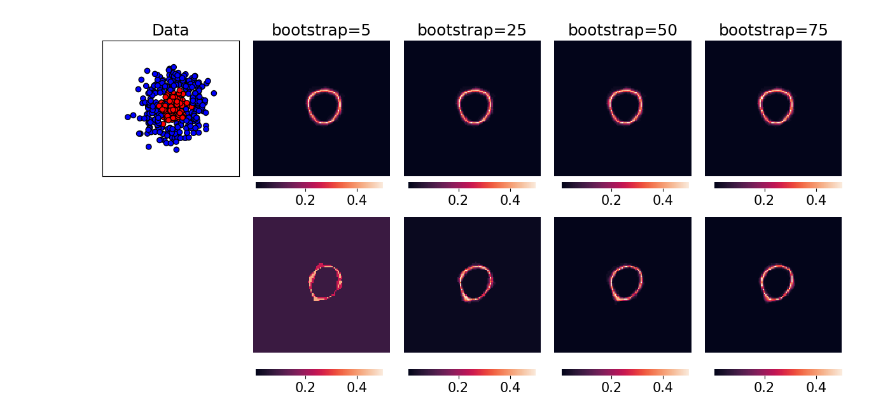
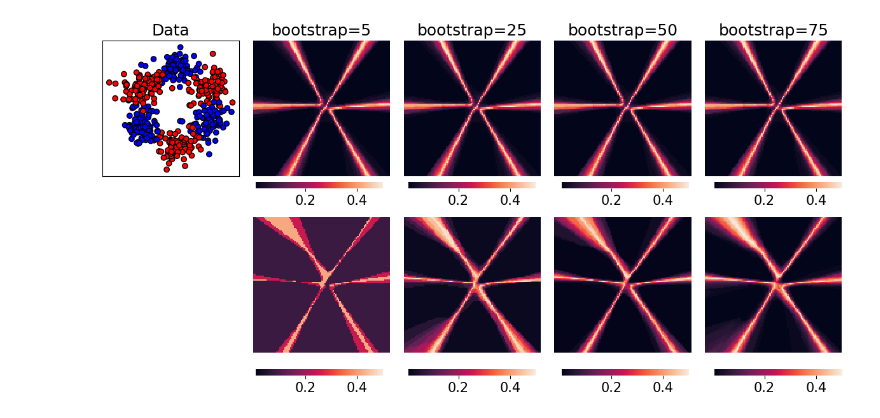
Before and after one commit to RUrlus/PointPredictionUncertainty, a Jupyter notebook: notebooks/Variance_uncertainty.ipynb, the cells around one changed output. Saved outputs shown, nothing was run; the diff lists cells and outputs as text; code cells hidden in the pictures.

```diff
--- a/notebooks/Variance_uncertainty.ipynb
+++ b/notebooks/Variance_uncertainty.ipynb
@@ -67,7 +72,7 @@ model_selected = [
 ]
 selected_models = {k: models[k] for k in model_selected if k in models}
 selected_clfs = {k: dict(zip(names, classifiers))[k] for k in model_selected if k in models}
-name_gen = "Circular"
+name_gen = "RingBlobs"
 gen = generator[name_gen]
 
 figure = draw_classifiers_BIbs(gen, 500, selected_clfs, selected_models, 75)
@@ -76,13 +81,10 @@ figure = draw_classifiers_BIbs(gen, 500, selected_clfs, selected_models, 75)
 # %%
 from ppu.viz.bregman_plot import draw_diff_class_sep
-
-name_gen = "Circular"
-gen = generator[name_gen]
 
 cl_name = "Neural Net"
 classifier = dict(zip(names, classifiers))[cl_name]
 
-seps = [0.5 * i for i in range(5)]
+seps = [5 * i for i in range(5)]
 
 figure = draw_diff_class_sep(classifier, gen, n_samples=500, seps=seps)
 # %% [output]
@@ -90,8 +92,5 @@ figure = draw_diff_class_sep(classifier, gen, n_samples=500, seps=seps)
 # %%
 from ppu.viz.bregman_plot import draw_diff_variances
-
-name_gen = "Circular"
-gen = generator[name_gen]
 
 cl_name = "Neural Net"
 classifier = dict(zip(names, classifiers))[cl_name]
@@ -104,8 +103,5 @@ figure = draw_diff_variances(classifier, gen, n_samples=1000, variances=v)
 # %%
 from ppu.viz.bregman_plot import draw_diff_bootstrap
-
-name_gen = "Circular"
-gen = generator[name_gen]
 
 cl_name = "Neural Net"
 classifier = dict(zip(names, classifiers))[cl_name]
@@ -118,14 +125,11 @@ figure = draw_diff_bootstrap(classifier, gen, n_samples=500, bootstrap=bootstrap
 # %%
 from ppu.viz.beta_plot import draw_beta_bs
-
-name_gen = "Circular"
-gen = generator[name_gen]
 
 cl_name = "Neural Net"
 classifier = dict(zip(names, classifiers))[cl_name]
 
 figure = draw_beta_bs(classifier, gen, n_samples=500, bootstrap=[5, 25, 50, 75])
 # %% [output]
-[figure, old version]
+[figure, new version]
 # %%
 from ppu.viz.beta_plot import draw_beta_pdf
```
Also changed, not shown: parts of 9 cells of this notebook, 7 other files.
